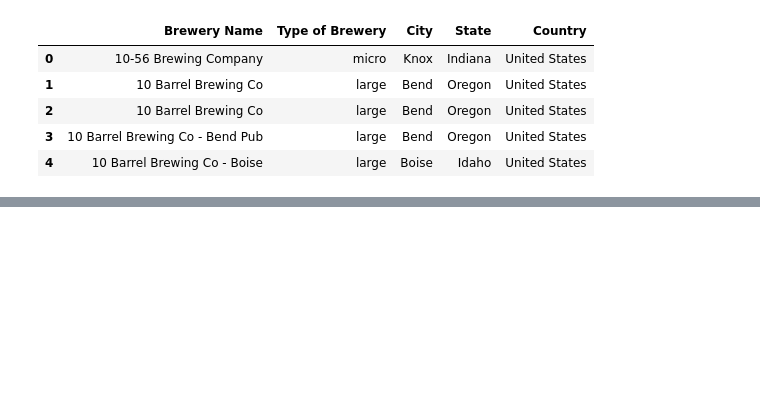
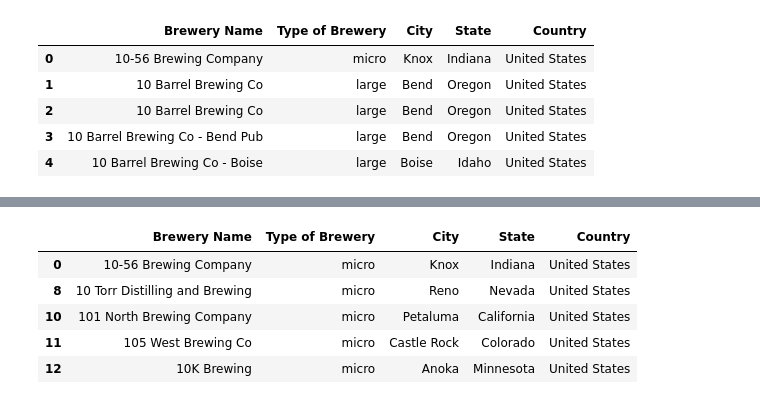
Before and after one commit to ball4410/project1, a Jupyter notebook: brewery_csv.ipynb, the cells around one changed output, grey strips where cells are left out. Saved outputs shown, nothing was run; the diff lists cells and outputs as text; code cells hidden in the pictures; blank space fills up the shorter version.

```diff
--- a/brewery_csv.ipynb
+++ b/brewery_csv.ipynb
@@ -8,18 +10,12 @@ import pandas as pd
 csvpath = os.path.join('.', 'breweries.csv')
 data_df = pd.read_csv(csvpath)
 
-#Create empty lists to store data we want
-brewery_name = []
-brewery_type = []
-brewery_city = []
-brewery_state = []
-brewery_county = []
-brewery_country = []
+#Only grab the fields we need from the data frame
+grab_fields_df = data_df[["name", "brewery_type", 'city', "state", 'country']]
+grab_fields_df.describe()
 
-brew_df = data_df[["name", "brewery_type", 'city', "state", 'country']]
-brew_df.describe()
-
-renamed_df = brew_df.rename(columns={"name":"Brewery Name", "brewery_type":"Type of Brewery",
+#Rename our headers
+renamed_df = grab_fields_df.rename(columns={"name":"Brewery Name", "brewery_type":"Type of Brewery",
                                     "city": "City", "state": "State", "country": "Country"})
 renamed_df.head()
 # %% [output]
@@ -66,0 +28,14 @@ SyntaxError: invalid syntax (<ipython-input-29-892587d70dd0>, line 2)
+# %%
+# I am only interested in open breweries so remove bars, restaurants, closed locations etc..
+types_df = renamed_df.loc[(renamed_df["Type of Brewery"] == 'micro' )|
+              (renamed_df["Type of Brewery"] == 'nano') |
+              (renamed_df["Type of Brewery"] == 'contract')]
+
+types_df.head()
+# %% [output]
+|  | Brewery Name | Type of Brewery | City | State | Country |
+| 0 | 10-56 Brewing Company | micro | Knox | Indiana | United States |
+| 8 | 10 Torr Distilling and Brewing | micro | Reno | Nevada | United States |
+| 10 | 101 North Brewing Company | micro | Petaluma | California | United States |
+| 11 | 105 West Brewing Co | micro | Castle Rock | Colorado | United States |
+| 12 | 10K Brewing | micro | Anoka | Minnesota | United States |
```
Also changed, not shown: parts of 7 cells of this notebook, 1 other file.
